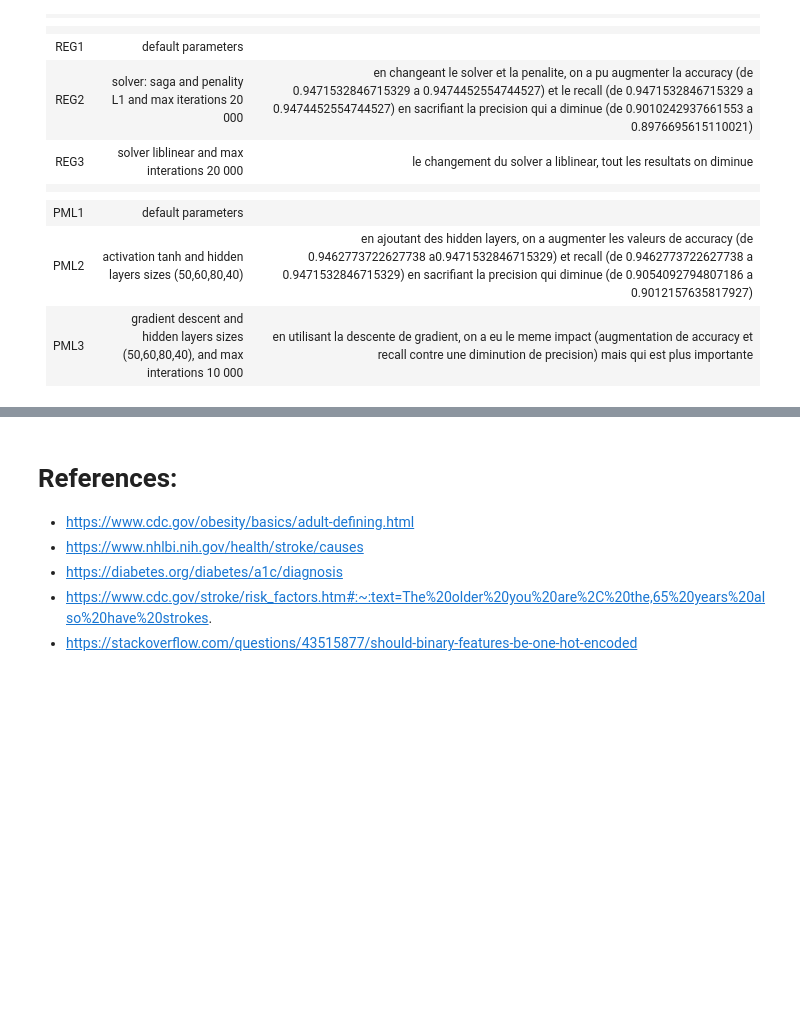
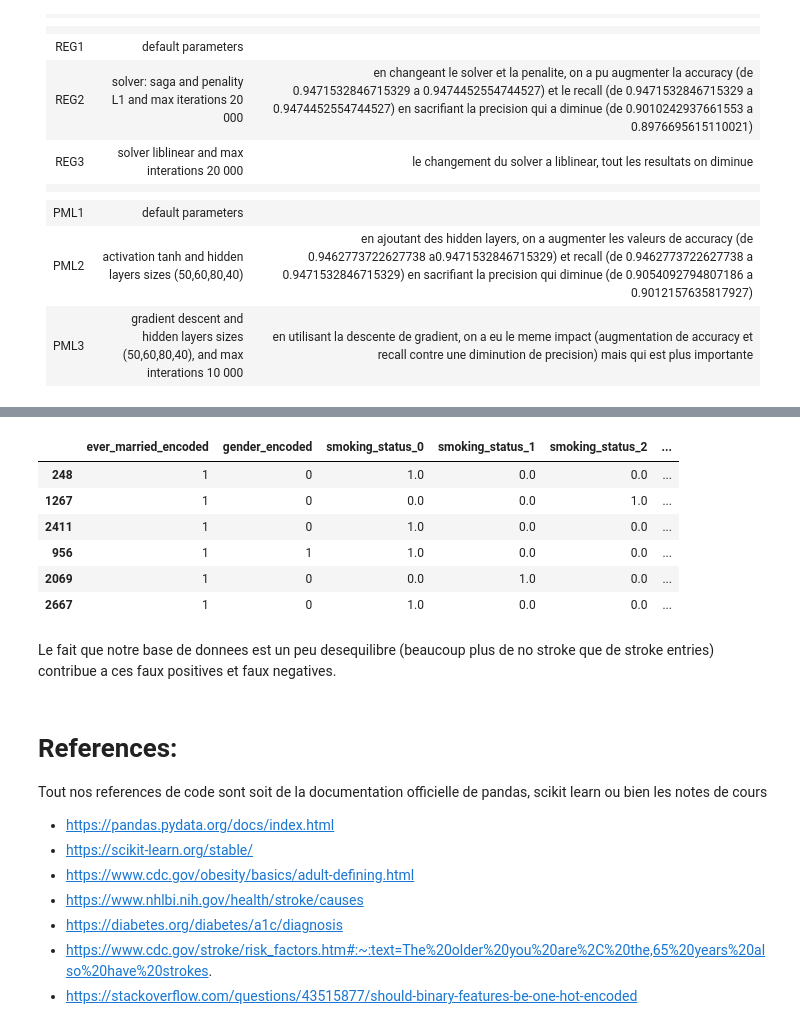
Before and after one commit to mmous102/Stroke_AI, a Jupyter notebook: Stroke prediction.ipynb, the cells around one changed output, grey strips where cells are left out. Saved outputs shown, nothing was run; the diff lists cells and outputs as text; code cells hidden in the pictures; blank space fills up the shorter version.

Commit message:
added reports references

```diff
--- a/Stroke prediction.ipynb
+++ b/Stroke prediction.ipynb
@@ -585,5 +641,28 @@ recall 0.9474452554744527
+# %%
+false_pos_df = pd.DataFrame()
+for run in results["runs"]:
+    analysisDf = pd.DataFrame()
+    analysisDf["res"] = run["test_y"]
+    analysisDf["prediction"] = run["predictions"]
+    false_pos_index = analysisDf.query("res == 0 & prediction == 1").index
+    false_pos_df = false_pos_df.append(run["test_X"].loc[false_pos_index])
+# %%
+false_pos_df
+# %% [output]
+|  | ever_married_encoded | gender_encoded | smoking_status_0 | smoking_status_1 | smoking_status_2 | ... |
+| 248 | 1 | 0 | 1.0 | 0.0 | 0.0 | ... |
+| 1267 | 1 | 0 | 0.0 | 0.0 | 1.0 | ... |
+| 2411 | 1 | 0 | 1.0 | 0.0 | 0.0 | ... |
+| 956 | 1 | 1 | 1.0 | 0.0 | 0.0 | ... |
+| 2069 | 1 | 0 | 0.0 | 1.0 | 0.0 | ... |
+| 2667 | 1 | 0 | 1.0 | 0.0 | 0.0 | ... |
+# %% [markdown]
+Le fait que notre base de donnees est un peu desequilibre (beaucoup plus de no stroke que de stroke entries) contribue a ces faux positives et faux negatives.
 # %% [markdown]
 # References:
+Tout nos references de code sont soit de la documentation officielle de pandas, scikit learn ou bien les notes de cours
+ - https://pandas.pydata.org/docs/index.html
+ - https://scikit-learn.org/stable/
  - https://www.cdc.gov/obesity/basics/adult-defining.html
  - https://www.nhlbi.nih.gov/health/stroke/causes
  - https://diabetes.org/diabetes/a1c/diagnosis
```
Also changed, not shown: parts of 12 cells of this notebook.
